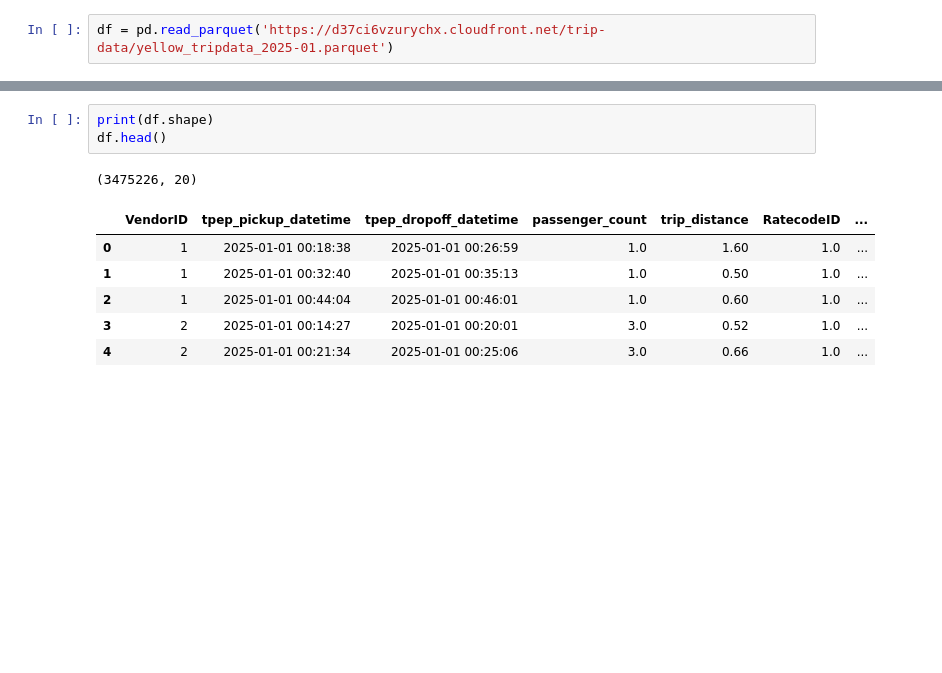
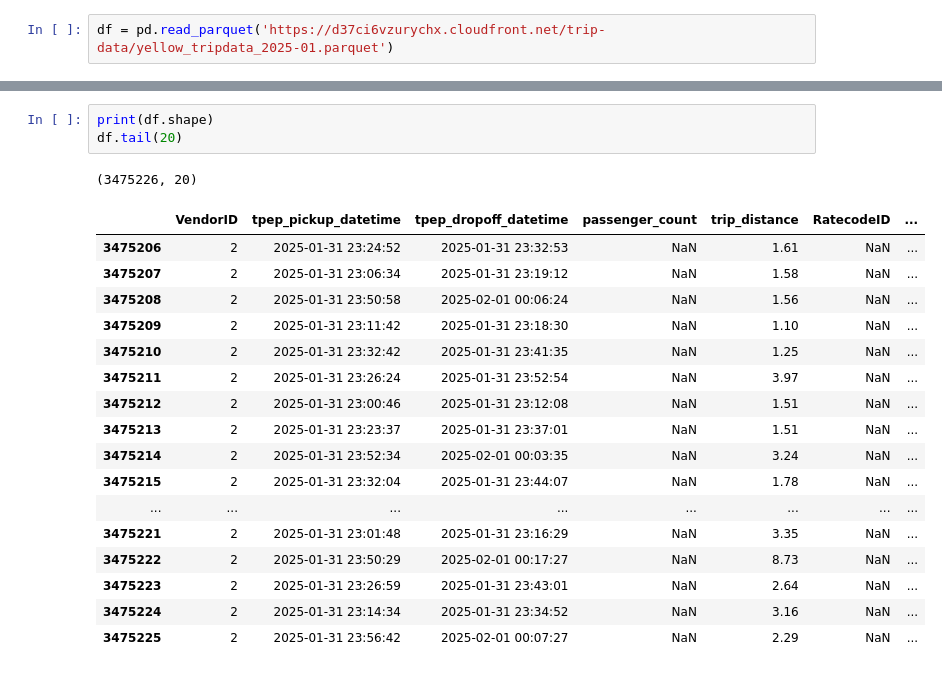
Before and after one commit to SalazarV4/mlops-zoomcamp, a Jupyter notebook: 01-intro/1st notebook.ipynb, the cells around one changed output, grey strips where cells are left out. Cells and saved outputs as stored; diff of their text form; blank space fills up the shorter version.

```diff
--- a/01-intro/1st notebook.ipynb
+++ b/01-intro/1st notebook.ipynb
@@ -13,11 +34,22 @@ df = pd.read_parquet('https://d37ci6vzurychx.cloudfront.net/trip-data/yellow_tri
 # %%
 print(df.shape)
-df.head()
+df.tail(20)
 # %% [output]
 (3475226, 20)
 |  | VendorID | tpep_pickup_datetime | tpep_dropoff_datetime | passenger_count | trip_distance | RatecodeID | ... |
-| 0 | 1 | 2025-01-01 00:18:38 | 2025-01-01 00:26:59 | 1.0 | 1.60 | 1.0 | ... |
-| 1 | 1 | 2025-01-01 00:32:40 | 2025-01-01 00:35:13 | 1.0 | 0.50 | 1.0 | ... |
-| 2 | 1 | 2025-01-01 00:44:04 | 2025-01-01 00:46:01 | 1.0 | 0.60 | 1.0 | ... |
-| 3 | 2 | 2025-01-01 00:14:27 | 2025-01-01 00:20:01 | 3.0 | 0.52 | 1.0 | ... |
-| 4 | 2 | 2025-01-01 00:21:34 | 2025-01-01 00:25:06 | 3.0 | 0.66 | 1.0 | ... |
+| 3475206 | 2 | 2025-01-31 23:24:52 | 2025-01-31 23:32:53 | NaN | 1.61 | NaN | ... |
+| 3475207 | 2 | 2025-01-31 23:06:34 | 2025-01-31 23:19:12 | NaN | 1.58 | NaN | ... |
+| 3475208 | 2 | 2025-01-31 23:50:58 | 2025-02-01 00:06:24 | NaN | 1.56 | NaN | ... |
+| 3475209 | 2 | 2025-01-31 23:11:42 | 2025-01-31 23:18:30 | NaN | 1.10 | NaN | ... |
+| 3475210 | 2 | 2025-01-31 23:32:42 | 2025-01-31 23:41:35 | NaN | 1.25 | NaN | ... |
+| 3475211 | 2 | 2025-01-31 23:26:24 | 2025-01-31 23:52:54 | NaN | 3.97 | NaN | ... |
+| 3475212 | 2 | 2025-01-31 23:00:46 | 2025-01-31 23:12:08 | NaN | 1.51 | NaN | ... |
+| 3475213 | 2 | 2025-01-31 23:23:37 | 2025-01-31 23:37:01 | NaN | 1.51 | NaN | ... |
+| 3475214 | 2 | 2025-01-31 23:52:34 | 2025-02-01 00:03:35 | NaN | 3.24 | NaN | ... |
+| 3475215 | 2 | 2025-01-31 23:32:04 | 2025-01-31 23:44:07 | NaN | 1.78 | NaN | ... |
+| ... | ... | ... | ... | ... | ... | ... | ... |
+| 3475221 | 2 | 2025-01-31 23:01:48 | 2025-01-31 23:16:29 | NaN | 3.35 | NaN | ... |
+| 3475222 | 2 | 2025-01-31 23:50:29 | 2025-02-01 00:17:27 | NaN | 8.73 | NaN | ... |
+| 3475223 | 2 | 2025-01-31 23:26:59 | 2025-01-31 23:43:01 | NaN | 2.64 | NaN | ... |
+| 3475224 | 2 | 2025-01-31 23:14:34 | 2025-01-31 23:34:52 | NaN | 3.16 | NaN | ... |
+| 3475225 | 2 | 2025-01-31 23:56:42 | 2025-02-01 00:07:27 | NaN | 2.29 | NaN | ... |
```
Also changed, not shown: parts of 4 cells of this notebook.
